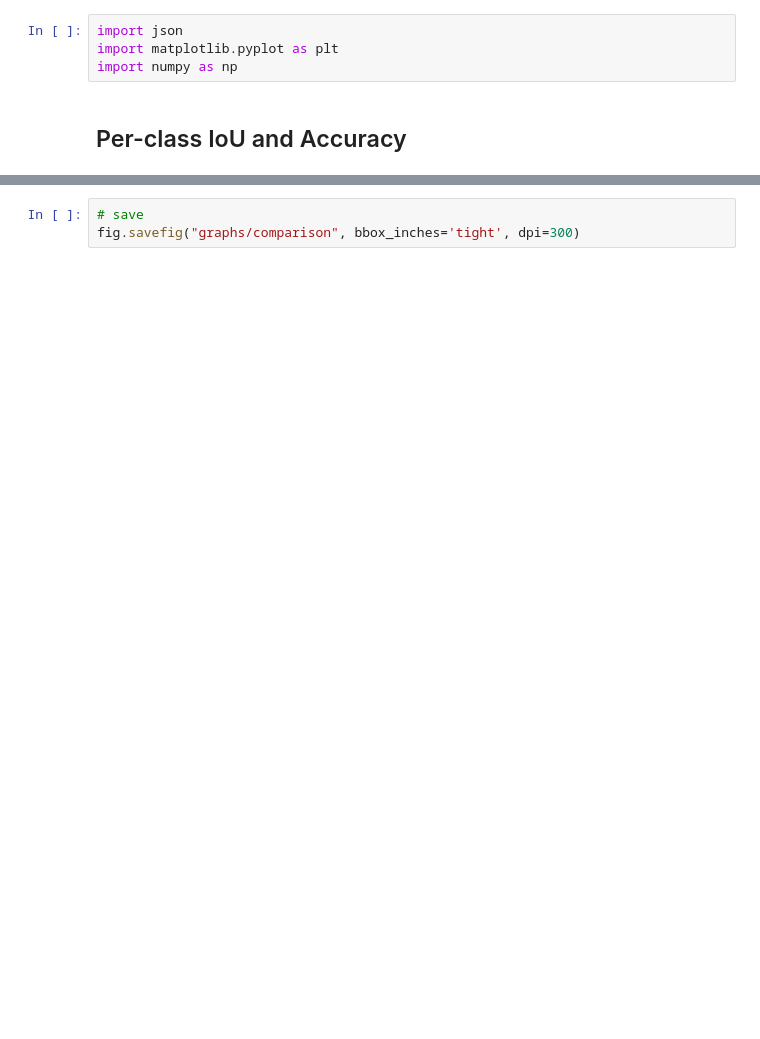
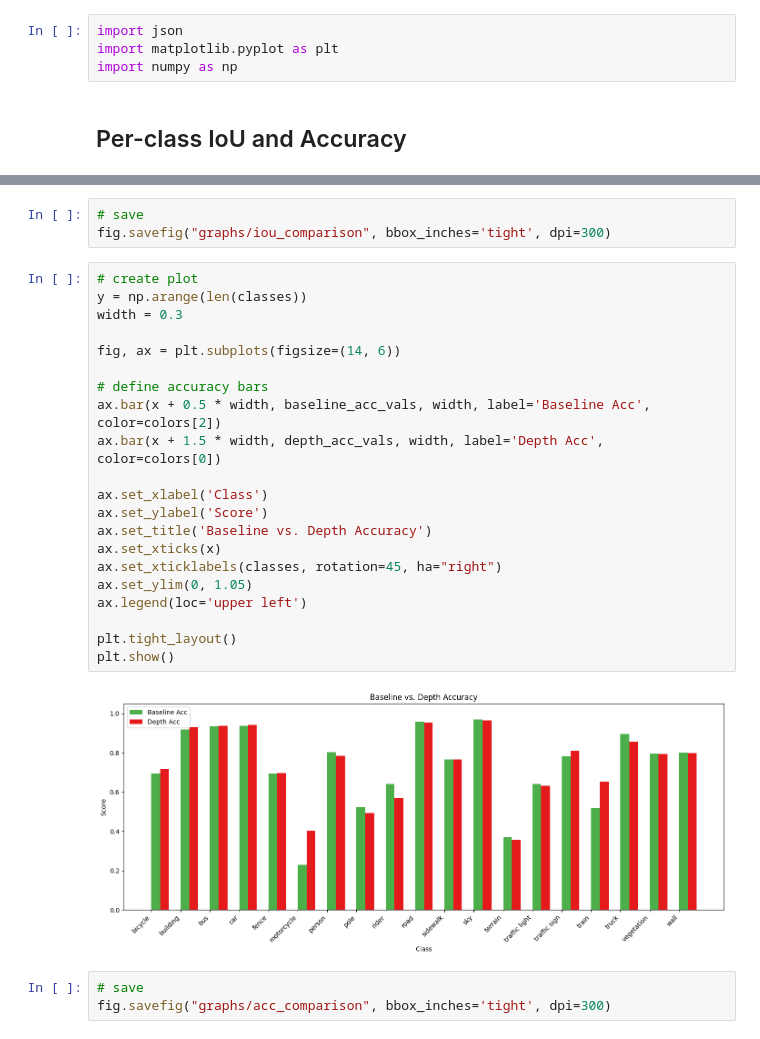
Before and after one commit to a-desai7/cs503_project, a Jupyter notebook: viz.ipynb, the cells around one changed output, grey strips where cells are left out. Drawn from its saved outputs; the diff is of its cells as text; blank space fills up the shorter version.

```diff
--- a/viz.ipynb
+++ b/viz.ipynb
@@ -81,3 +72,29 @@ plt.show()
+# %%
+# save
+fig.savefig("graphs/iou_comparison", bbox_inches='tight', dpi=300)
+# %%
+# create plot
+y = np.arange(len(classes))
+width = 0.3
+
+fig, ax = plt.subplots(figsize=(14, 6))
+
+# define accuracy bars
+ax.bar(x + 0.5 * width, baseline_acc_vals, width, label='Baseline Acc', color=colors[2])
+ax.bar(x + 1.5 * width, depth_acc_vals, width, label='Depth Acc', color=colors[0])
+
+ax.set_xlabel('Class')
+ax.set_ylabel('Score')
+ax.set_title('Baseline vs. Depth Accuracy')
+ax.set_xticks(x)
+ax.set_xticklabels(classes, rotation=45, ha="right")
+ax.set_ylim(0, 1.05)
+ax.legend(loc='upper left')
+
+plt.tight_layout()
+plt.show()
+# %% [output]
+[figure, added]
 # %%
 # save
-fig.savefig("graphs/comparison", bbox_inches='tight', dpi=300)
+fig.savefig("graphs/acc_comparison", bbox_inches='tight', dpi=300)
```
Also changed, not shown: parts of 1 cell of this notebook, 3 other files.
